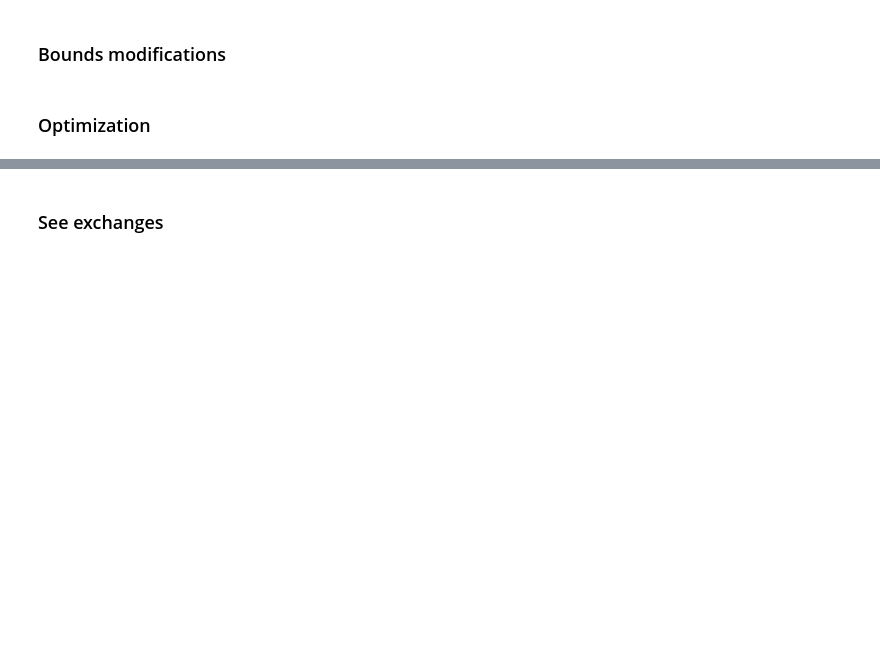
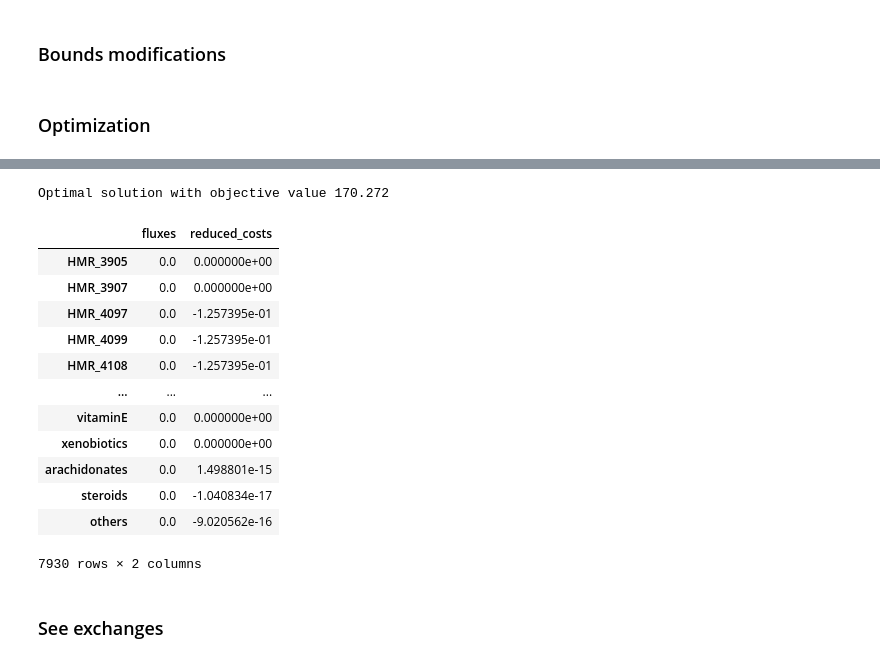
Before and after one commit to JoPkb/RBA_cutsets, a Jupyter notebook: manips_light.ipynb, the cells around one changed output, grey strips where cells are left out. Saved outputs shown, nothing was run; the diff lists cells and outputs as text; code cells hidden in the pictures; blank space fills up the shorter version.

```diff
--- a/manips_light.ipynb
+++ b/manips_light.ipynb
@@ -67,3 +42,5 @@ iHep, errors = validate_sbml_model("./models_storage/iHepatocytes2322_Cobra.xml"
 # %% [output]
 SBML warnings in validation, check error log for details.
 COBRA warnings in validation, check error log for details.
+# %%
+new_iHep = mj.maj("Hep-G2_v2.xml", "iHepatocytes2322_Cobra.xml", "./models_storage/", bounds_check = True, genes_id_copy= False, alt_gene_ids= True, metab_id_check= True, bounds_value_check= True, subsystem_copy= False )
@@ -150,3 +159,22 @@ Secretion
+# %%
+new_iHep.objective = "biomass_components"
+sol = new_iHep.optimize()
+sol
+# %% [output]
+Optimal solution with objective value 170.272
+|  | fluxes | reduced_costs |
+| HMR_3905 | 0.0 | 0.000000e+00 |
+| HMR_3907 | 0.0 | 0.000000e+00 |
+| HMR_4097 | 0.0 | -1.257395e-01 |
+| HMR_4099 | 0.0 | -1.257395e-01 |
+| HMR_4108 | 0.0 | -1.257395e-01 |
+| ... | ... | ... |
+| vitaminE | 0.0 | 0.000000e+00 |
+| xenobiotics | 0.0 | 0.000000e+00 |
+| arachidonates | 0.0 | 1.498801e-15 |
+| steroids | 0.0 | -1.040834e-17 |
+| others | 0.0 | -9.020562e-16 |
+7930 rows × 2 columns
 # %% [markdown]
 ### See exchanges
 # %%
```
Also changed, not shown: parts of 11 cells of this notebook, 5 other files.
